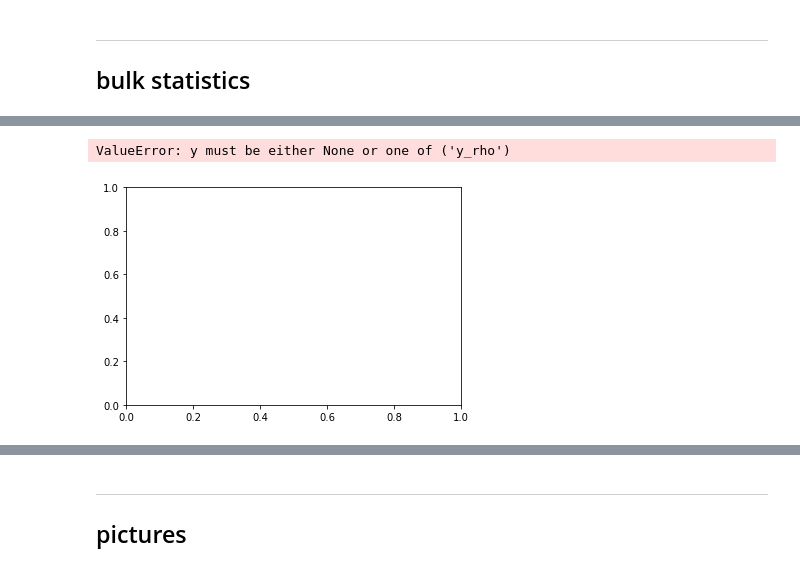
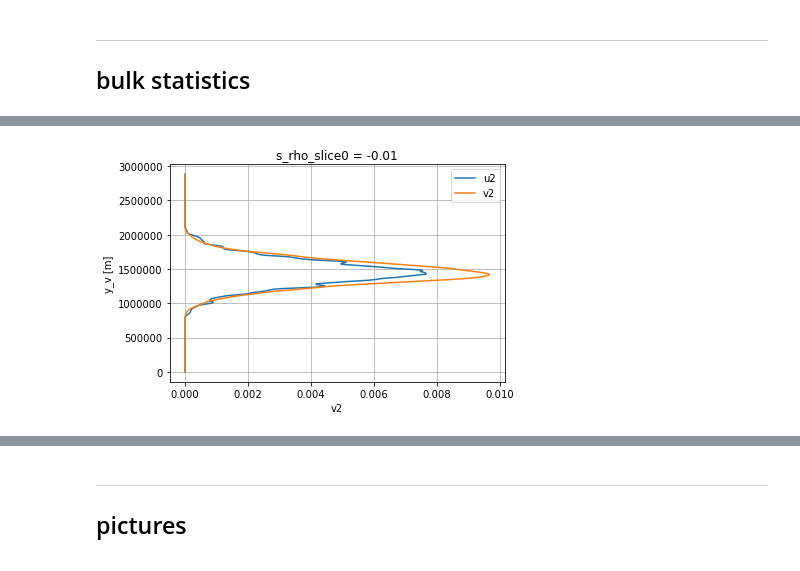
Before and after one commit to slgentil/croco, a Jupyter notebook: tutorials/fsturb.ipynb, the cells around one changed output, grey strips where cells are left out. Drawn from its saved outputs; the diff is of its cells as text; code cells hidden in the pictures.

```diff
--- a/tutorials/fsturb.ipynb
+++ b/tutorials/fsturb.ipynb
@@ -101,9 +62,9 @@ ds['v2'] = ds.v**2
 ds_mean = ds.mean(dim=['x_rho','x_u','time']).persist()
 # %%
 ax = plt.subplot(111)
-ds_mean.u2.plot(y='eta_rho', ax=ax, label='u2')
-ds_mean.v2.plot(y='eta_v', ax=ax, label='v2')
+ds_mean.u2.plot(y='y_rho', ax=ax, label='u2')
+ds_mean.v2.plot(y='y_v', ax=ax, label='v2')
 ax.legend()
+ax.grid()
 # %% [output]
-ValueError: y must be either None or one of ('y_rho')
-[figure, old version]
+[figure, new version]
```
Also changed, not shown: parts of 18 cells of this notebook, 5 other files.
